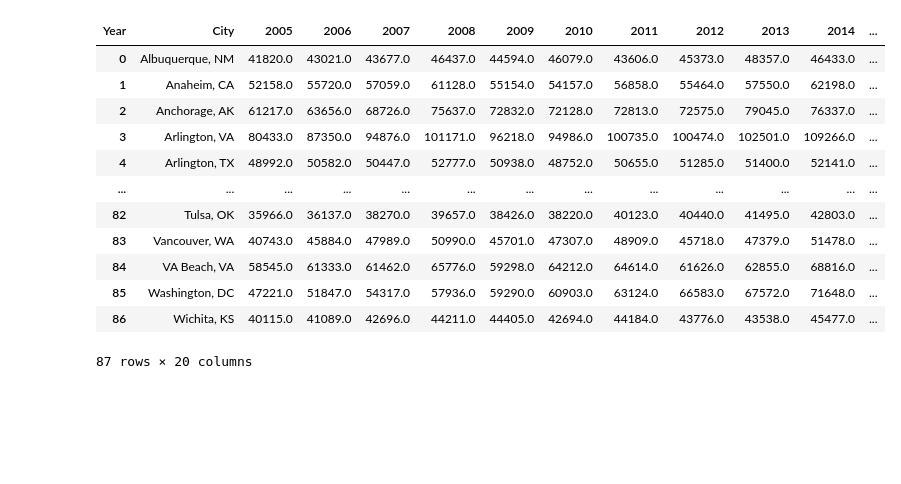
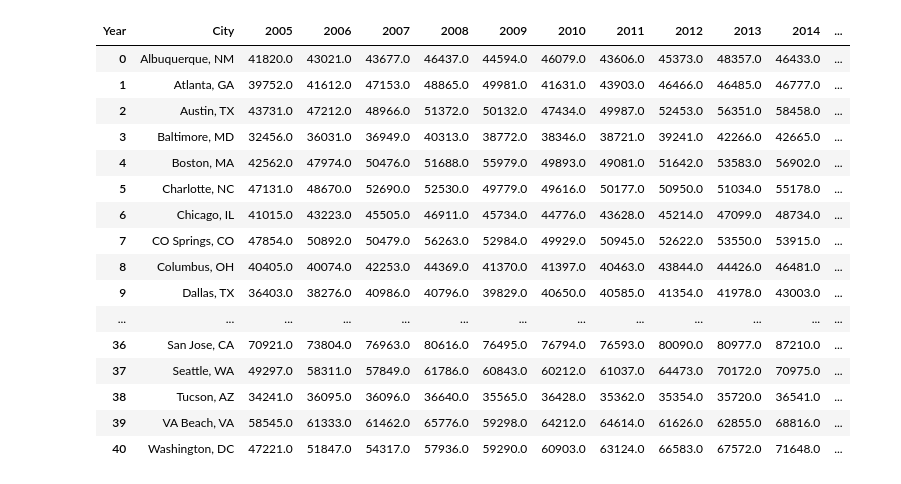
Before and after one commit to ArnavGupta22/PropertyPulse, a Jupyter notebook: djangoProject/djangoProject/DataProcessing/data_processing.ipynb, the cells around one changed output. Cells and saved outputs as stored; diff of their text form; code cells hidden in the pictures; blank space fills up the shorter version.

```diff
--- a/djangoProject/djangoProject/DataProcessing/data_processing.ipynb
+++ b/djangoProject/djangoProject/DataProcessing/data_processing.ipynb
@@ -33,8 +33,8 @@ for year in years:
             except:
                 population = 0
 
-            # Filter for population greater than 100,000
-            if population > 100000:
+            # Filter for population greater than 250,000
+            if population > 400000:
                 data.append({
                     'Year': year,
                     'City': city_name,
@@ -112,44 +112,48 @@ state_abbreviation_map = {
     'North Carolina': 'NC', 'North Dakota': 'ND', 'Ohio': 'OH', 'Oklahoma': 'OK',
     'Oregon': 'OR', 'Pennsylvania': 'PA', 'Rhode Island': 'RI', 'South Carolina': 'SC',
     'South Dakota': 'SD', 'Tennessee': 'TN', 'Texas': 'TX', 'Utah': 'UT',
     'Vermont': 'VT', 'Virginia': 'VA', 'Washington': 'WA', 'West Virginia': 'WV',
     'Wisconsin': 'WI', 'Wyoming': 'WY'
 }
 
 # Step 2: Replace state names with abbreviations in the 'City' column
 def replace_state_names(city_name):
     for state, abbrev in state_abbreviation_map.items():
         if state in city_name:
             return city_name.replace(state, abbrev)
     return city_name
 pivot_income = df.pivot(index='City', columns='Year', values='Mean Household Income')
 df_income = pivot_income
 df_income = df_income.dropna()
 # cleaning out stuff
 df_income.reset_index(inplace=True)
 df_income = df_income[~df_income['City'].str.contains("Puerto Rico", case=False, na=False)]
 df_income['City'] = df_income['City'].str.replace(r' \bcity\b', '', regex=True)
 df_income['City'] = df_income['City'].str.replace(r' \bmunicipality\b', '', regex=True)
 df_income['City'] = df_income['City'].str.replace(r' \bCDP\b', '', regex=True)
 df_income['City'] = df_income['City'].str.strip()
 df_income['City'] = df_income['City'].apply(replace_state_names)
 df_income.reset_index(inplace=True)
 df_income = df_income.drop(columns=['index'], errors='ignore')
 df_income
 # %% [output]
 | Year | City | 2005 | 2006 | 2007 | 2008 | 2009 | 2010 | 2011 | 2012 | 2013 | 2014 | ... |
 | 0 | Albuquerque, NM | 41820.0 | 43021.0 | 43677.0 | 46437.0 | 44594.0 | 46079.0 | 43606.0 | 45373.0 | 48357.0 | 46433.0 | ... |
-| 1 | Anaheim, CA | 52158.0 | 55720.0 | 57059.0 | 61128.0 | 55154.0 | 54157.0 | 56858.0 | 55464.0 | 57550.0 | 62198.0 | ... |
-| 2 | Anchorage, AK | 61217.0 | 63656.0 | 68726.0 | 75637.0 | 72832.0 | 72128.0 | 72813.0 | 72575.0 | 79045.0 | 76337.0 | ... |
-| 3 | Arlington, VA | 80433.0 | 87350.0 | 94876.0 | 101171.0 | 96218.0 | 94986.0 | 100735.0 | 100474.0 | 102501.0 | 109266.0 | ... |
-| 4 | Arlington, TX | 48992.0 | 50582.0 | 50447.0 | 52777.0 | 50938.0 | 48752.0 | 50655.0 | 51285.0 | 51400.0 | 52141.0 | ... |
+| 1 | Atlanta, GA | 39752.0 | 41612.0 | 47153.0 | 48865.0 | 49981.0 | 41631.0 | 43903.0 | 46466.0 | 46485.0 | 46777.0 | ... |
+| 2 | Austin, TX | 43731.0 | 47212.0 | 48966.0 | 51372.0 | 50132.0 | 47434.0 | 49987.0 | 52453.0 | 56351.0 | 58458.0 | ... |
+| 3 | Baltimore, MD | 32456.0 | 36031.0 | 36949.0 | 40313.0 | 38772.0 | 38346.0 | 38721.0 | 39241.0 | 42266.0 | 42665.0 | ... |
+| 4 | Boston, MA | 42562.0 | 47974.0 | 50476.0 | 51688.0 | 55979.0 | 49893.0 | 49081.0 | 51642.0 | 53583.0 | 56902.0 | ... |
+| 5 | Charlotte, NC | 47131.0 | 48670.0 | 52690.0 | 52530.0 | 49779.0 | 49616.0 | 50177.0 | 50950.0 | 51034.0 | 55178.0 | ... |
+| 6 | Chicago, IL | 41015.0 | 43223.0 | 45505.0 | 46911.0 | 45734.0 | 44776.0 | 43628.0 | 45214.0 | 47099.0 | 48734.0 | ... |
+| 7 | CO Springs, CO | 47854.0 | 50892.0 | 50479.0 | 56263.0 | 52984.0 | 49929.0 | 50945.0 | 52622.0 | 53550.0 | 53915.0 | ... |
+| 8 | Columbus, OH | 40405.0 | 40074.0 | 42253.0 | 44369.0 | 41370.0 | 41397.0 | 40463.0 | 43844.0 | 44426.0 | 46481.0 | ... |
+| 9 | Dallas, TX | 36403.0 | 38276.0 | 40986.0 | 40796.0 | 39829.0 | 40650.0 | 40585.0 | 41354.0 | 41978.0 | 43003.0 | ... |
 | ... | ... | ... | ... | ... | ... | ... | ... | ... | ... | ... | ... | ... |
-| 82 | Tulsa, OK | 35966.0 | 36137.0 | 38270.0 | 39657.0 | 38426.0 | 38220.0 | 40123.0 | 40440.0 | 41495.0 | 42803.0 | ... |
-| 83 | Vancouver, WA | 40743.0 | 45884.0 | 47989.0 | 50990.0 | 45701.0 | 47307.0 | 48909.0 | 45718.0 | 47379.0 | 51478.0 | ... |
-| 84 | VA Beach, VA | 58545.0 | 61333.0 | 61462.0 | 65776.0 | 59298.0 | 64212.0 | 64614.0 | 61626.0 | 62855.0 | 68816.0 | ... |
-| 85 | Washington, DC | 47221.0 | 51847.0 | 54317.0 | 57936.0 | 59290.0 | 60903.0 | 63124.0 | 66583.0 | 67572.0 | 71648.0 | ... |
-| 86 | Wichita, KS | 40115.0 | 41089.0 | 42696.0 | 44211.0 | 44405.0 | 42694.0 | 44184.0 | 43776.0 | 43538.0 | 45477.0 | ... |
+| 36 | San Jose, CA | 70921.0 | 73804.0 | 76963.0 | 80616.0 | 76495.0 | 76794.0 | 76593.0 | 80090.0 | 80977.0 | 87210.0 | ... |
+| 37 | Seattle, WA | 49297.0 | 58311.0 | 57849.0 | 61786.0 | 60843.0 | 60212.0 | 61037.0 | 64473.0 | 70172.0 | 70975.0 | ... |
+| 38 | Tucson, AZ | 34241.0 | 36095.0 | 36096.0 | 36640.0 | 35565.0 | 36428.0 | 35362.0 | 35354.0 | 35720.0 | 36541.0 | ... |
+| 39 | VA Beach, VA | 58545.0 | 61333.0 | 61462.0 | 65776.0 | 59298.0 | 64212.0 | 64614.0 | 61626.0 | 62855.0 | 68816.0 | ... |
+| 40 | Washington, DC | 47221.0 | 51847.0 | 54317.0 | 57936.0 | 59290.0 | 60903.0 | 63124.0 | 66583.0 | 67572.0 | 71648.0 | ... |
-87 rows × 20 columns
 # %%
 pivot_unem = df.pivot(index='City', columns='Year', values='Unemployment Rate')
 df_unem = pivot_unem
```
Also changed, not shown: parts of 7 cells of this notebook, 10 other files.
